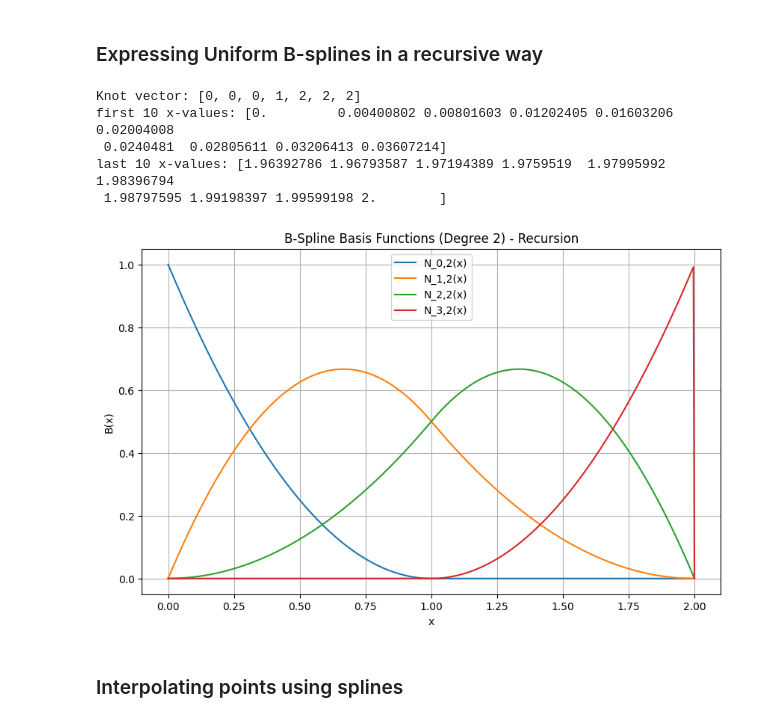
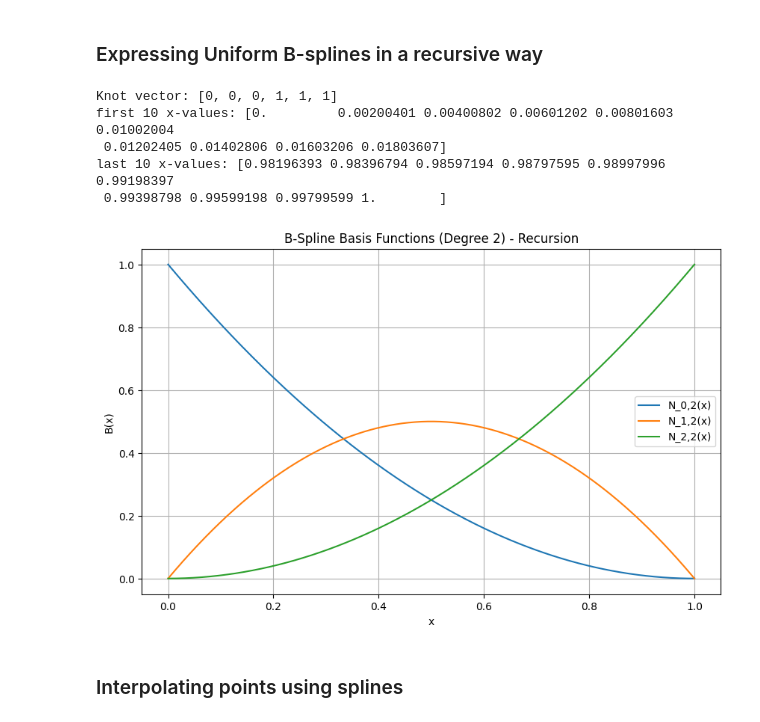
Before and after one commit to spagnoloG/kan, a Jupyter notebook: code/notebooks/02-bsplines.ipynb, the cells around one changed output. Saved outputs shown, nothing was run; the diff lists cells and outputs as text; code cells hidden in the pictures.

Commit message:
Implement more robust splines

```diff
--- a/code/notebooks/02-splines.ipynb
+++ b/code/notebooks/02-bsplines.ipynb
@@ -321,7 +321,7 @@ def basis_function(i, p, t, x):
         Value of the basis function at x.
     """
     if p == 0:  # Base case: degree 0
-        return 1.0 if t[i] <= x < t[i + 1] else 0.0
+        return 1.0 if t[i] <= x <= t[i + 1] else 0.0
     else:
         # Recursive definition
         left = (x - t[i]) / (t[i + p] - t[i]) if t[i + p] != t[i] else 0.0
@@ -336,41 +336,42 @@ def plot_basis_functions(n, p):
     n : int
         Number of control points.
     p : int
         Degree of the B-spline.
     """
     t = [0] * p + list(range(n - p + 1)) + [n - p] * p
 
     print("Knot vector:", t)
 
     # Generate x values for plotting
     x_values = np.linspace(t[0], t[-1], 500)
 
     print("first 10 x-values:", x_values[:10])
     print("last 10 x-values:", x_values[-10:])
 
+    # Plot each basis function
     plt.figure(figsize=(10, 6))
     for i in range(len(t) - p - 1):  # Number of basis functions
         y_values = [basis_function(i, p, t, x) for x in x_values]
         plt.plot(x_values, y_values, label=f'N_{i},{p}(x)')
 
     plt.title(f"B-Spline Basis Functions (Degree {p}) - Recursion")
     plt.xlabel("x")
     plt.ylabel("B(x)")
     plt.legend()
     plt.grid()
     plt.show()
 
 
-n_control_points = 4
-degree = 2
+n_control_points = 3  # Number of control points
+degree = 2  # Degree of the B-spline
 plot_basis_functions(n_control_points, degree)
 # %% [output]
-Knot vector: [0, 0, 0, 1, 2, 2, 2]
-first 10 x-values: [0.         0.00400802 0.00801603 0.01202405 0.01603206 0.02004008
- 0.0240481  0.02805611 0.03206413 0.03607214]
-last 10 x-values: [1.96392786 1.96793587 1.97194389 1.9759519  1.97995992 1.98396794
- 1.98797595 1.99198397 1.99599198 2.        ]
+Knot vector: [0, 0, 0, 1, 1, 1]
+first 10 x-values: [0.         0.00200401 0.00400802 0.00601202 0.00801603 0.01002004
+ 0.01202405 0.01402806 0.01603206 0.01803607]
+last 10 x-values: [0.98196393 0.98396794 0.98597194 0.98797595 0.98997996 0.99198397
+ 0.99398798 0.99599198 0.99799599 1.        ]
-[figure, old version]
+[figure, new version]
 # %% [markdown]
 ### Interpolating points using splines
 # %%
```
Also changed, not shown: parts of 1 cell of this notebook, 1 other file.
